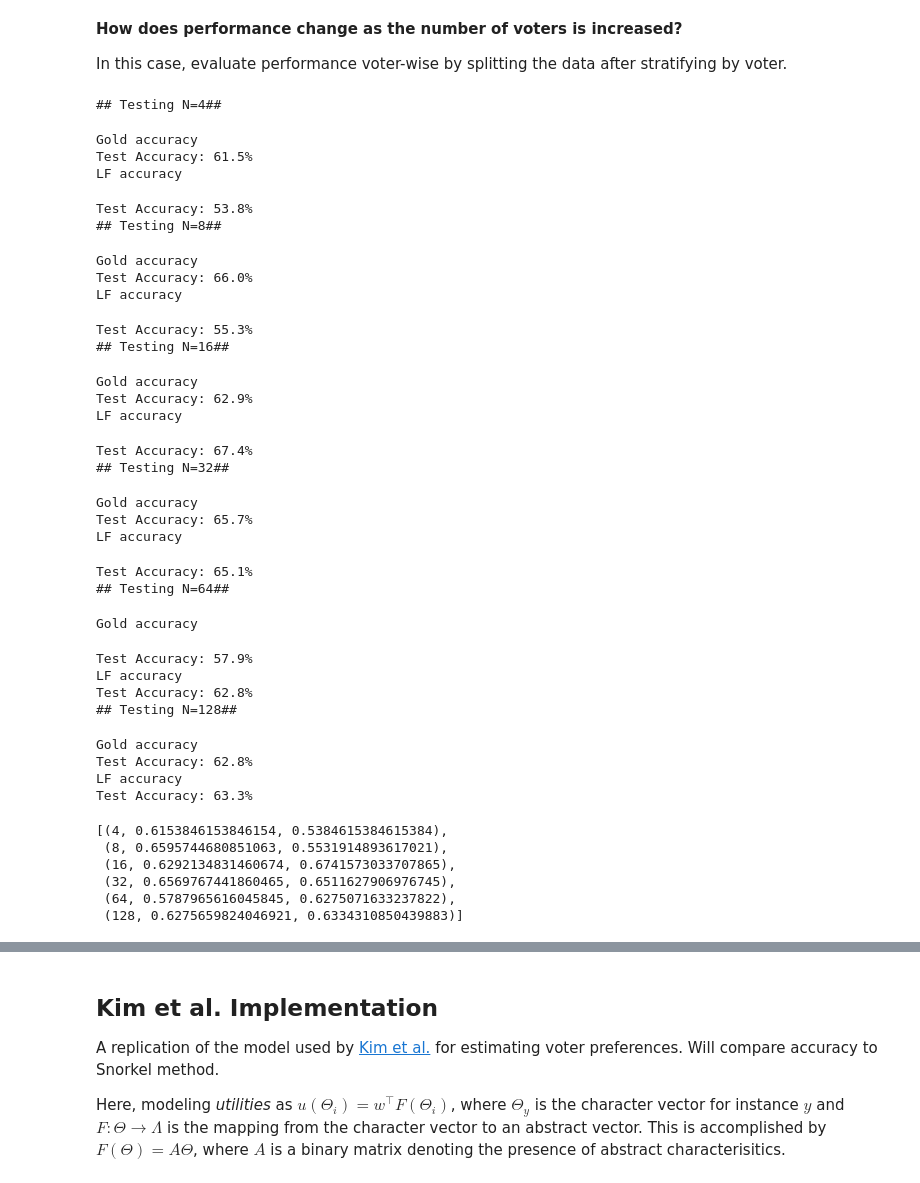
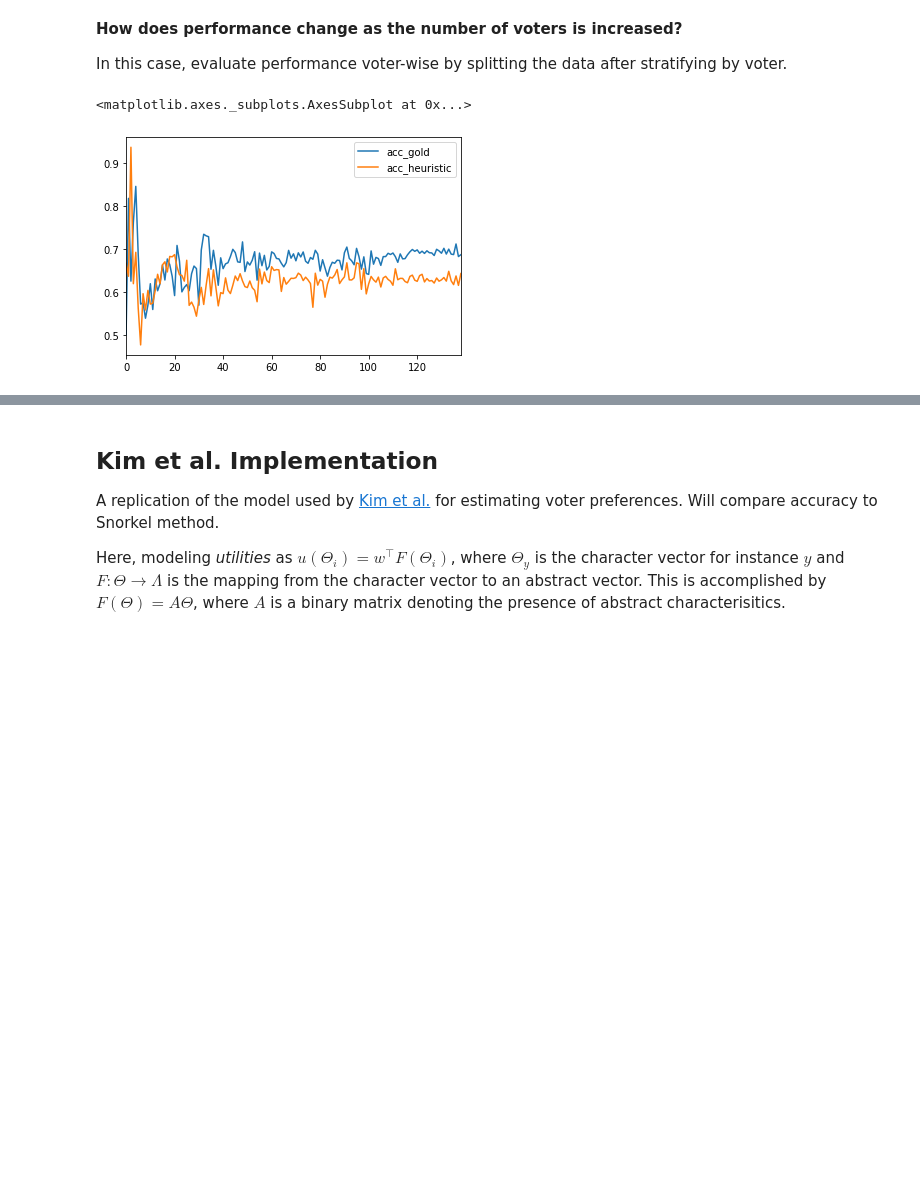
Before and after one commit to ryansteed/heuristic-moral-machine, a Jupyter notebook: jupyter/moralmachine.ipynb, the cells around one changed output, grey strips where cells are left out. Drawn from its saved outputs; the diff is of its cells as text; code cells hidden in the pictures; blank space fills up the shorter version.

```diff
--- a/jupyter/moralmachine.ipynb
+++ b/jupyter/moralmachine.ipynb
@@ -718,10 +684,13 @@ clf.score(X_test, y_test)
 # %%
 acc_full = Labeler.score(model_label, L_val, y_val)
+lf_diffs = []
 for lf in lfs:
     lfs_perturb = [l for l in lfs if l != lf]
     l = Labeler(lfs_perturb)
     L_train, L_dev, L_val = l.label([X_train, X_dev, X_val], verbose=False)
     lm = labeler.fit(L_train)
     acc_perturb = Labeler.score(lm, L_val, y_val, verbose=False)
+    lf_diffs.append((lf.name, acc_full - acc_perturb))
     print("{}: {}".format(lf.name, acc_full - acc_perturb))
+pd.DataFrame(lf_diffs, columns=['heuristic', 'value_added']).to_csv("../figures/data/mm-perturb.csv")
 # %% [output]
@@ -779,71 +746,41 @@ Accuracy with heuristic labels: 0.6623566327634711
 
 In this case, evaluate performance voter-wise by splitting the data after stratifying by voter.
 # %%
+from sklearn.model_selection import train_test_split
+
 data = []
 users = df_proc.groupby(['UserID'])
 a = np.arange(users.ngroups)
 np.random.shuffle(a)
-for i in range(2,8):
-    n = 2**i
-    print("## Testing N={}##".format(n))
+for i in list(range(1,100))+list(range(101,500,10)):
+    n = i
+#     print("## Testing N={}##".format(n))
     n_respondents = df_proc[users.ngroup().isin(a[:n])]
     # checking to make sure we're getting complete, single sessions
     # some users may have more than one session...
 #     n_respondents.groupby('UserID').count().describe()
     X, y = make_X_y(n_respondents)
     X_train, X_test, y_train, y_test = train_test_split(
         X, y, test_size=0.4, stratify=X.index.get_level_values('ExtendedSessionID')
     )
 #     y_train.groupby('ExtendedSessionID').count()
-    L_train, L_test = labeler.label([X_train, X_test])
+    L_train, L_test = labeler.label([X_train, X_test], verbose=False)
     lm = labeler.fit(L_train)
     Labeler.score(lm, L_test, y_test, verbose=False)
     X_train_filtered, probs_train_filtered = labeler.filter_probs(X_train, L_train)
     # baseline gold model accuracy
-    print("Gold accuracy")
+#     print("Gold accuracy")
     clf.fit(X_train, y_train)
-    acc_gold = clf.score(X_test, y_test)
+    acc_gold = clf.score(X_test, y_test, verbose=False)
     # label model accuracy
-    print("LF accuracy")
+#     print("LF accuracy")
     preds_train_filtered = Labeler.probs_to_preds(probs_train_filtered)
     clf.fit(X_train_filtered, preds_train_filtered)
-    acc_lf = clf.score(X_test, y_test)
+    acc_lf = clf.score(X_test, y_test, verbose=False)
     data.append((n, acc_gold, acc_lf))
-data
+accs = pd.DataFrame(data, columns=["n_voters", "acc_gold", "acc_heuristic"])
+accs.to_csv("../figures/data/mm-accs_voters.csv")
+accs[['acc_gold', 'acc_heuristic']].plot()
 # %% [output]
-## Testing N=4##
+<matplotlib.axes._subplots.AxesSubplot at 0x...>
-Gold accuracy
-Test Accuracy: 61.5%
-LF accuracy
-Test Accuracy: 53.8%
-## Testing N=8##
-Gold accuracy
-Test Accuracy: 66.0%
-LF accuracy
-Test Accuracy: 55.3%
-## Testing N=16##
-Gold accuracy
-Test Accuracy: 62.9%
-LF accuracy
-Test Accuracy: 67.4%
-## Testing N=32##
-Gold accuracy
-Test Accuracy: 65.7%
-LF accuracy
-Test Accuracy: 65.1%
-## Testing N=64##
-Gold accuracy
-Test Accuracy: 57.9%
-LF accuracy
-Test Accuracy: 62.8%
-## Testing N=128##
-Gold accuracy
-Test Accuracy: 62.8%
-LF accuracy
-Test Accuracy: 63.3%
-[(4, 0.6153846153846154, 0.5384615384615384),
- (8, 0.6595744680851063, 0.5531914893617021),
- (16, 0.6292134831460674, 0.6741573033707865),
- (32, 0.6569767441860465, 0.6511627906976745),
- (64, 0.5787965616045845, 0.6275071633237822),
- (128, 0.6275659824046921, 0.6334310850439883)]
+[figure, added]
```
Also changed, not shown: parts of 26 cells of this notebook, 2 other files.
